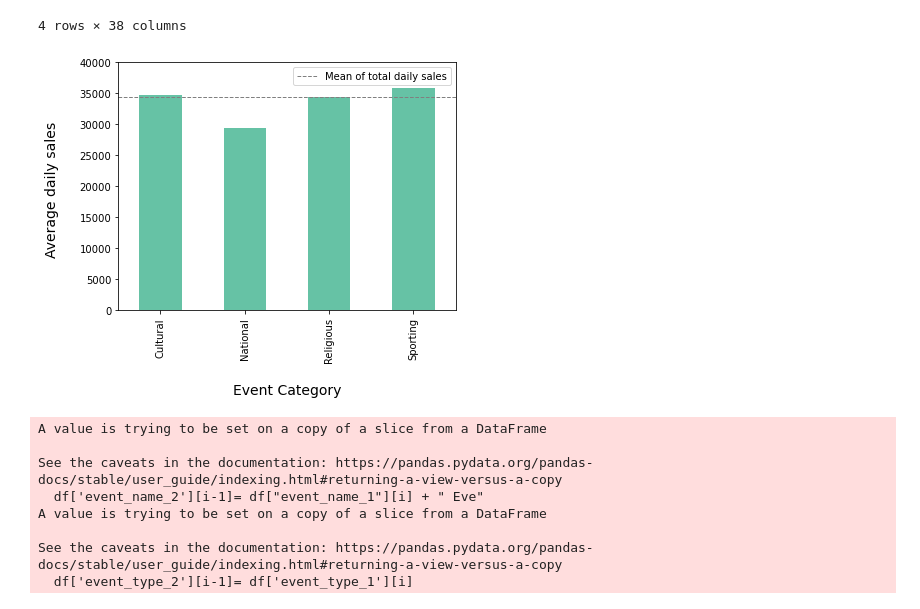
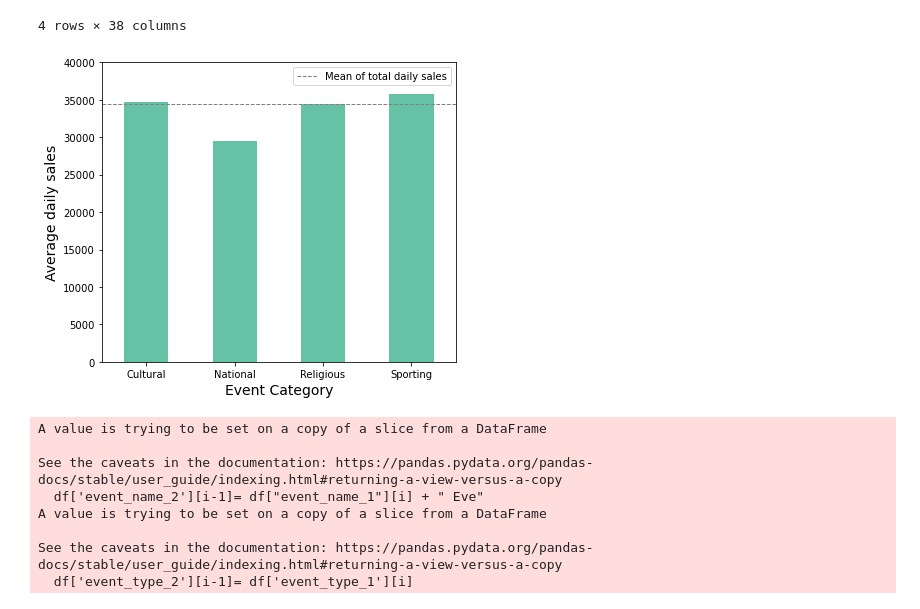
Before and after one commit to ixiaopan/GroupWork, a Jupyter notebook: AML/EDA_Jerry.ipynb, the cells around one changed output. Drawn from its saved outputs; the diff is of its cells as text; code cells hidden in the pictures.

```diff
--- a/AML/EDA_Jerry.ipynb
+++ b/AML/EDA_Jerry.ipynb
@@ -222,15 +225,17 @@ cal[(cal["event_name_1"].isnull()==False) & (cal["event_name_2"].isnull()==False
 # %%
 plt.figure(figsize=(6,5))
 cal.groupby('event_type_1').mean()['total_sales'].plot(kind='bar',color="#66c2a5")
 plt.axhline(y=cal['total_sales'].mean(),linewidth=1, linestyle="--", color='grey', label="Mean of total daily sales")
 
 plt.ylim(0,40000)
-plt.xlabel("\nEvent Category", fontsize=14)
-plt.ylabel("Average daily sales \n", fontsize=14)
+
+plt.xticks(rotation = 0)
+plt.xlabel("Event Category", fontsize=14)
+plt.ylabel("Average daily sales", fontsize=14)
 plt.legend(["Mean of total daily sales"])
 plt.tight_layout()
 # %% [output]
-[figure, old version]
+[figure, new version]
 # %%
 cal=hf.add_event_eve(cal)
 # %% [output]
```
Also changed, not shown: parts of 4 cells of this notebook.
